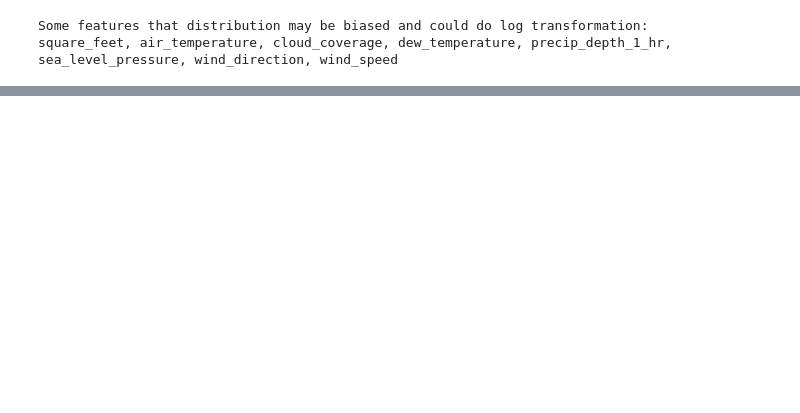
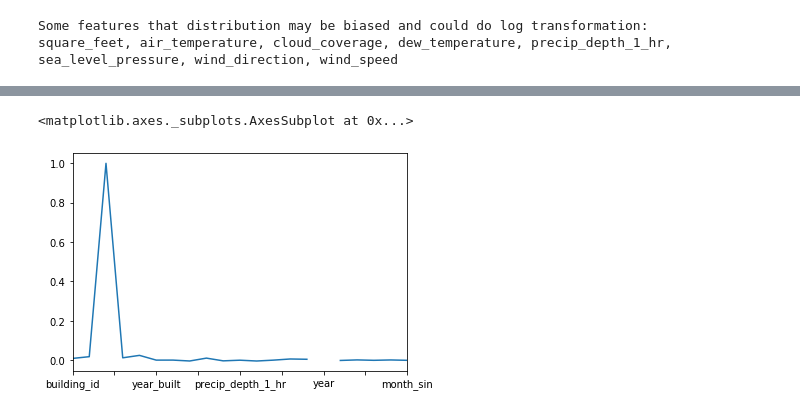
Before and after one commit to laurence-lin/Kaggle_competition, a Jupyter notebook: Ashrae_predict_EDA.ipynb, the cells around one changed output, grey strips where cells are left out. Saved outputs shown, nothing was run; the diff lists cells and outputs as text; code cells hidden in the pictures; blank space fills up the shorter version.

```diff
--- a/Ashrae_predict_EDA.ipynb
+++ b/Ashrae_predict_EDA.ipynb
@@ -486,7 +486,7 @@ def time_transform(df):
   df['hour'] = df['timestamp'].dt.hour
   df['year'] = df['timestamp'].dt.year
   df['month'] = df.timestamp.dt.month
-  df['date'] = df.timestamp.dt.date
+  df['day'] = df.timestamp.dt.day
   df['dayofweek'] = df.timestamp.dt.dayofweek
 
   return df
@@ -542,3 +532,23 @@ print('square_feet, air_temperature, cloud_coverage, dew_temperature, precip_dep
 # %% [output]
 Some features that distribution may be biased and could do log transformation:
 square_feet, air_temperature, cloud_coverage, dew_temperature, precip_depth_1_hr, sea_level_pressure, wind_direction, wind_speed
+# %%
+# Encode cyclic features
+print(train.columns)
+def encode_cyclic_feature(df, col, max_val):
+  '''
+  Encode cyclic feature with sin cosine transform
+  df: dataframe contains cyclic feature
+  col: cylcic features to transform
+  max_val: max value for that cyclic column
+  '''
+  df[col + '_sin'] = np.sin(2*np.pi*(df[col]/max_val))
+  del df[col]
+  return df
+
+print('Cyclic features: hour, day, month, dayofweek')
+
+train = encode_cyclic_feature(train, 'dayofweek', 7)
+train = encode_cyclic_feature(train, 'hour', 24)
+train = encode_cyclic_feature(train, 'day', 31)
+train = encode_cyclic_feature(train, 'month', 31)
@@ -545,3 +564,13 @@ square_feet, air_temperature, cloud_coverage, dew_temperature, precip_depth_1_hr
+# %%
+# Data cleaning: drop useless features and samples
+train.corr()['meter_reading'].plot()
+
+drop_features = ['wind_speed', 'sea_level_pressure']
+
+gc.collect()
+# %% [output]
+<matplotlib.axes._subplots.AxesSubplot at 0x...>
+[figure, added]
 # %%
 # Feature engineering
 
```
Also changed, not shown: parts of 7 cells of this notebook.
